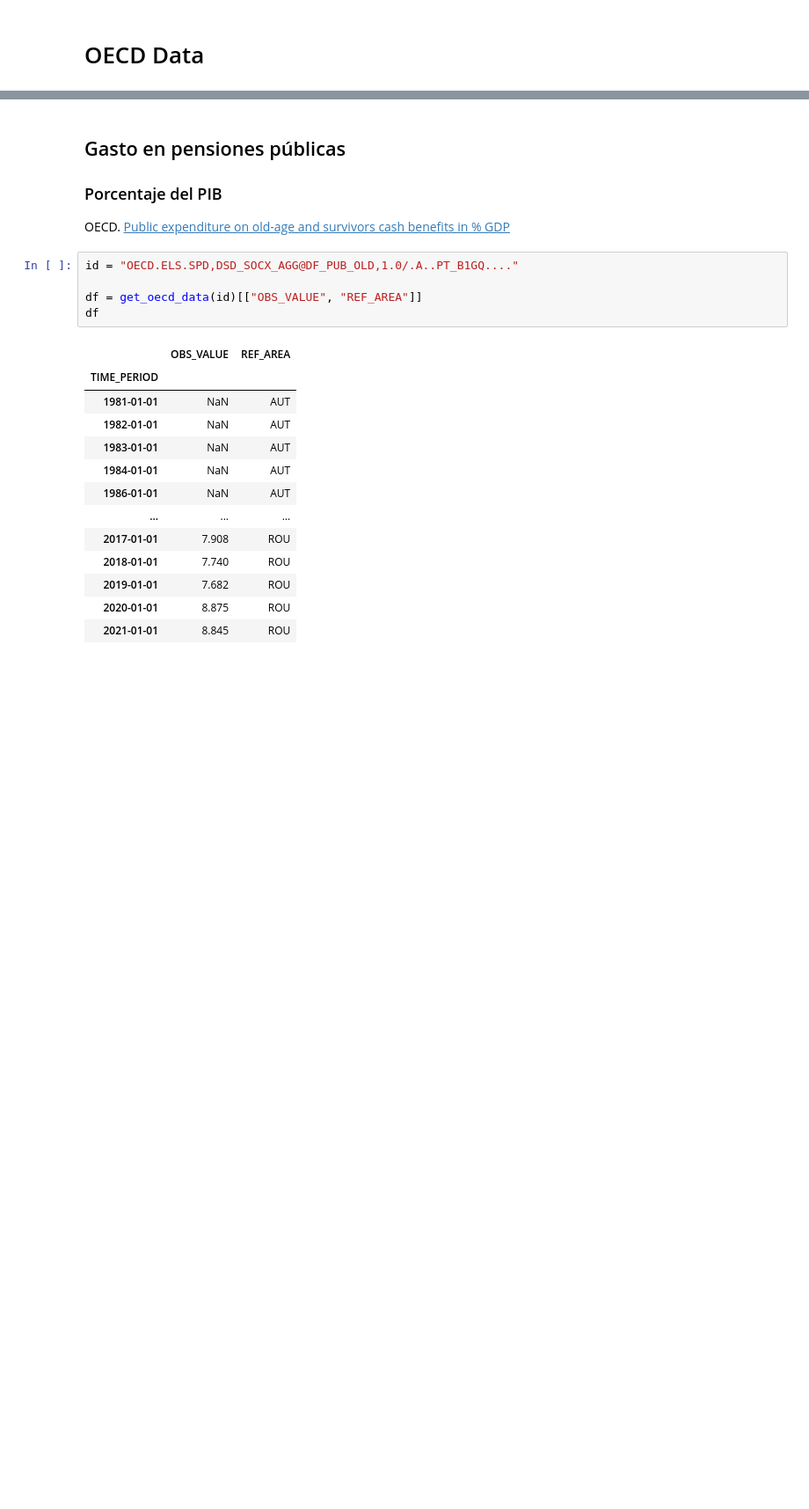
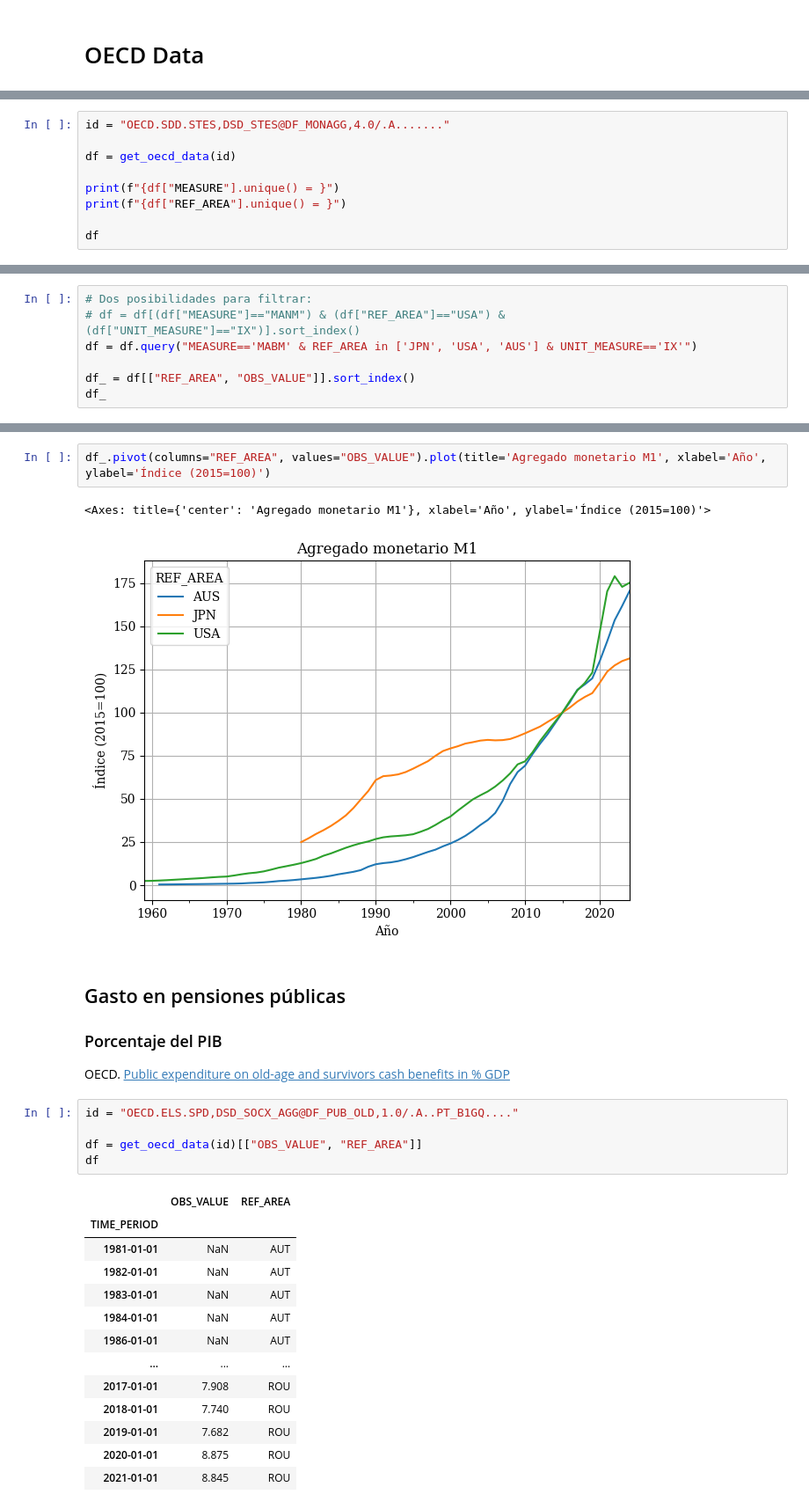
Before and after one commit to MiguelPuntoEs/ufm-python-for-finance, a Jupyter notebook: 07 OECD.ipynb, the cells around one changed output, grey strips where cells are left out. Shown at 88% size. Saved outputs shown, nothing was run; the diff lists cells and outputs as text; blank space fills up the shorter version.

Commit message:
feat: added monetary plots

```diff
--- a/07 OECD.ipynb
+++ b/07 OECD.ipynb
@@ -4,0 +8,9 @@ from utils.oecd import get_oecd_data
+# %%
+id = "OECD.SDD.STES,DSD_STES@DF_MONAGG,4.0/.A......."
+
+df = get_oecd_data(id)
+
+print(f"{df["MEASURE"].unique() = }")
+print(f"{df["REF_AREA"].unique() = }")
+
+df
@@ -4,0 +37,7 @@ from utils.oecd import get_oecd_data
+# %%
+# Dos posibilidades para filtrar:
+# df = df[(df["MEASURE"]=="MANM") & (df["REF_AREA"]=="USA") & (df["UNIT_MEASURE"]=="IX")].sort_index()
+df = df.query("MEASURE=='MABM' & REF_AREA in ['JPN', 'USA', 'AUS'] & UNIT_MEASURE=='IX'")
+
+df_ = df[["REF_AREA", "OBS_VALUE"]].sort_index()
+df_
@@ -5,3 +76,8 @@ from utils.oecd import get_oecd_data
+# %%
+df_.pivot(columns="REF_AREA", values="OBS_VALUE").plot(title='Agregado monetario M1', xlabel='Año', ylabel='Índice (2015=100)')
+# %% [output]
+<Axes: title={'center': 'Agregado monetario M1'}, xlabel='Año', ylabel='Índice (2015=100)'>
+[figure, added]
 # %% [markdown]
 ## Gasto en pensiones públicas
 
```
Also changed, not shown: parts of 12 cells of this notebook, 2 other files.
